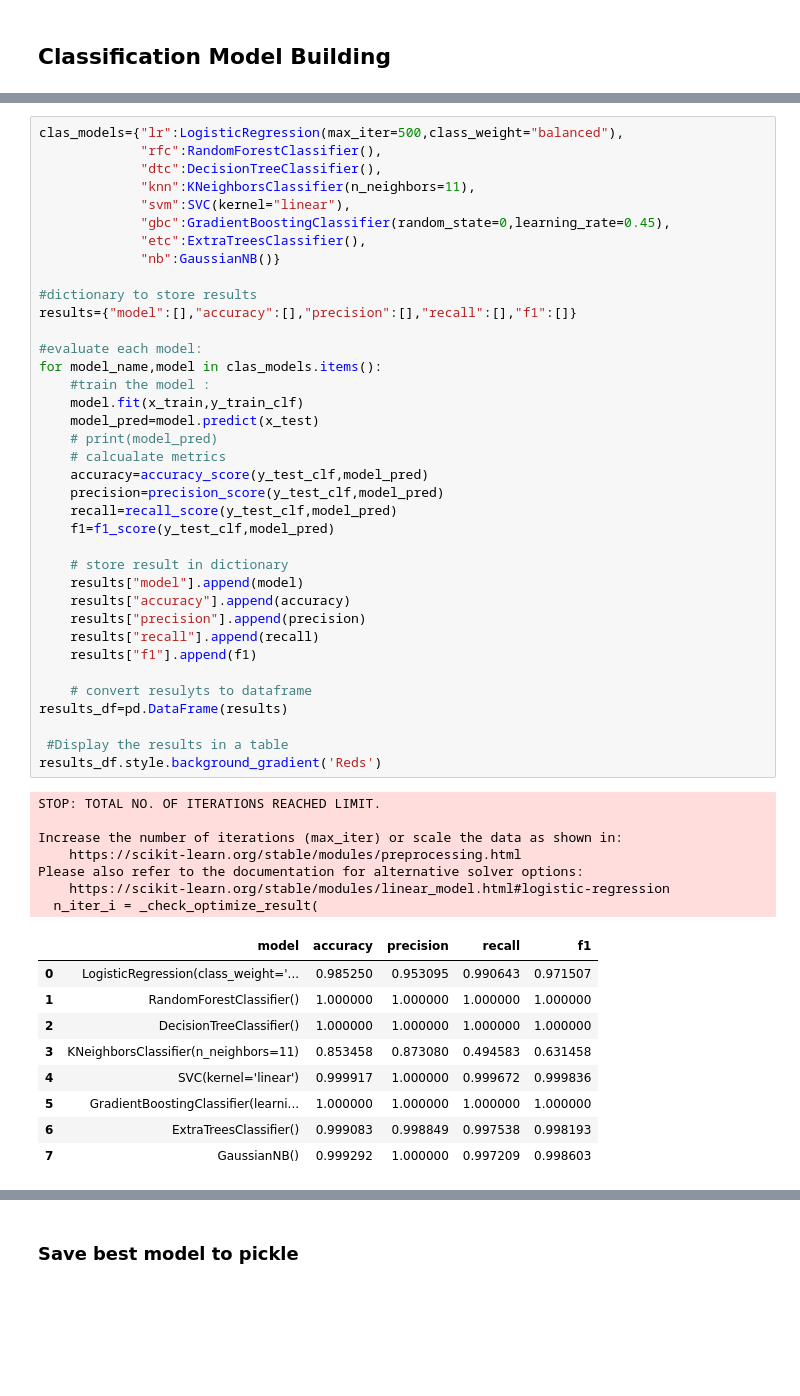
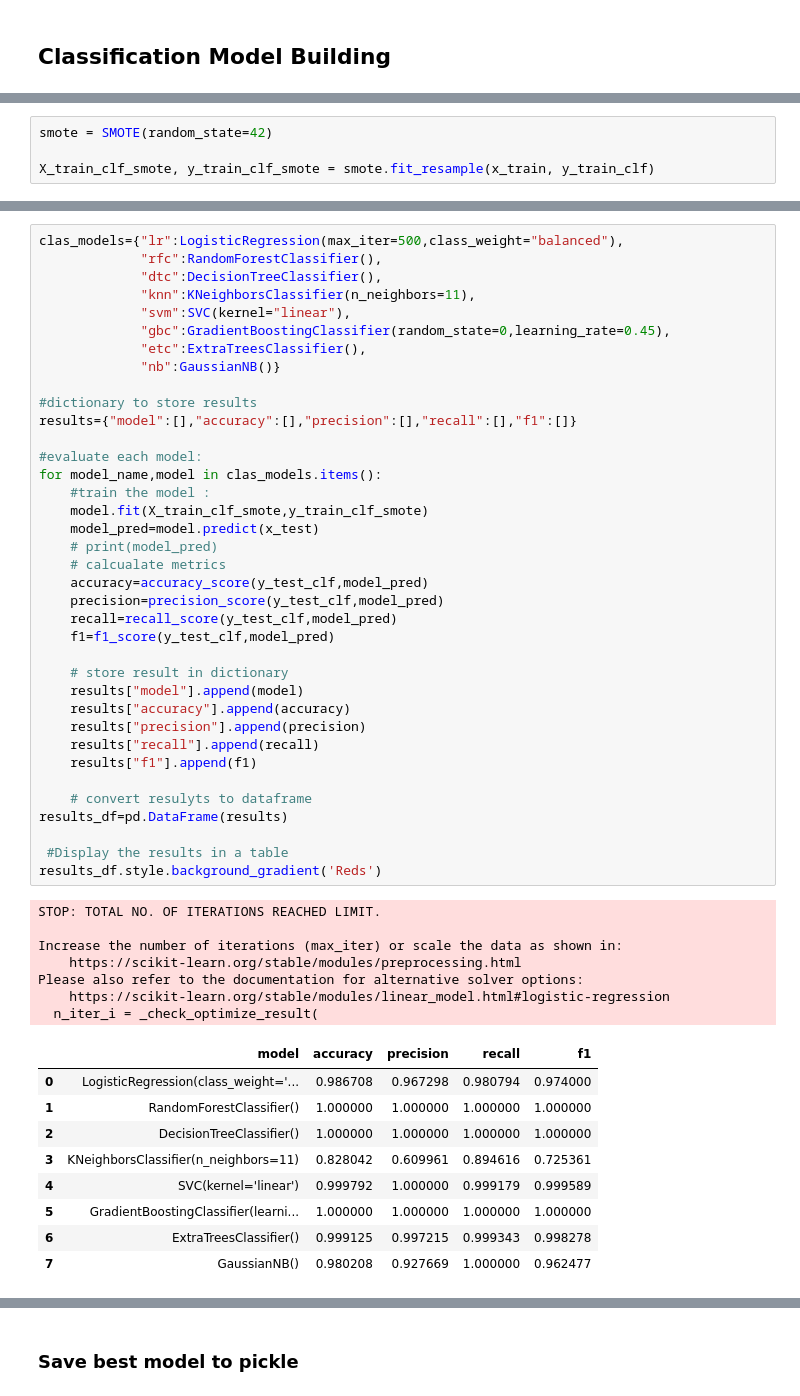
Before and after one commit to Alexander789400/AI-driven-Circular-Economy-Tracker, a Jupyter notebook: Circular_Economy.ipynb, the cells around one changed output, grey strips where cells are left out. Drawn from its saved outputs; the diff is of its cells as text; blank space fills up the shorter version.

Commit message:
modified Circular_Economy.ipynb and best_logistic_model.pkl in .

```diff
--- a/Circular_Economy.ipynb
+++ b/Circular_Economy.ipynb
@@ -975,0 +975,4 @@ with open("best_ridge_model.pkl", "wb") as file:
+# %%
+smote = SMOTE(random_state=42)
+
+X_train_clf_smote, y_train_clf_smote = smote.fit_resample(x_train, y_train_clf)
@@ -999,44 +1016,44 @@ results={"model":[],"accuracy":[],"precision":[],"recall":[],"f1":[]}
 #evaluate each model:
 for model_name,model in clas_models.items():
     #train the model :
-    model.fit(x_train,y_train_clf)
+    model.fit(X_train_clf_smote,y_train_clf_smote)
     model_pred=model.predict(x_test)
     # print(model_pred)
     # calcualate metrics
     accuracy=accuracy_score(y_test_clf,model_pred)
     precision=precision_score(y_test_clf,model_pred)
     recall=recall_score(y_test_clf,model_pred)
     f1=f1_score(y_test_clf,model_pred)
 
     # store result in dictionary
     results["model"].append(model)
     results["accuracy"].append(accuracy)
     results["precision"].append(precision)
     results["recall"].append(recall)
     results["f1"].append(f1)
 
     # convert resulyts to dataframe
 results_df=pd.DataFrame(results)
 
  #Display the results in a table
 results_df.style.background_gradient('Reds')
 # %% [output]
 STOP: TOTAL NO. OF ITERATIONS REACHED LIMIT.
 
 Increase the number of iterations (max_iter) or scale the data as shown in:
     https://scikit-learn.org/stable/modules/preprocessing.html
 Please also refer to the documentation for alternative solver options:
     https://scikit-learn.org/stable/modules/linear_model.html#logistic-regression
   n_iter_i = _check_optimize_result(
 |  | model | accuracy | precision | recall | f1 |
-| 0 | LogisticRegression(class_weight='... | 0.985250 | 0.953095 | 0.990643 | 0.971507 |
+| 0 | LogisticRegression(class_weight='... | 0.986708 | 0.967298 | 0.980794 | 0.974000 |
 | 1 | RandomForestClassifier() | 1.000000 | 1.000000 | 1.000000 | 1.000000 |
 | 2 | DecisionTreeClassifier() | 1.000000 | 1.000000 | 1.000000 | 1.000000 |
-| 3 | KNeighborsClassifier(n_neighbors=11) | 0.853458 | 0.873080 | 0.494583 | 0.631458 |
-| 4 | SVC(kernel='linear') | 0.999917 | 1.000000 | 0.999672 | 0.999836 |
+| 3 | KNeighborsClassifier(n_neighbors=11) | 0.828042 | 0.609961 | 0.894616 | 0.725361 |
+| 4 | SVC(kernel='linear') | 0.999792 | 1.000000 | 0.999179 | 0.999589 |
 | 5 | GradientBoostingClassifier(learni... | 1.000000 | 1.000000 | 1.000000 | 1.000000 |
-| 6 | ExtraTreesClassifier() | 0.999083 | 0.998849 | 0.997538 | 0.998193 |
-| 7 | GaussianNB() | 0.999292 | 1.000000 | 0.997209 | 0.998603 |
+| 6 | ExtraTreesClassifier() | 0.999125 | 0.997215 | 0.999343 | 0.998278 |
+| 7 | GaussianNB() | 0.980208 | 0.927669 | 1.000000 | 0.962477 |
 # %% [markdown]
 ## Insights :
 #### Best Model: Logistic Regression (max_iter=500)
```
Also changed, not shown: parts of 12 cells of this notebook, 1 other file.
